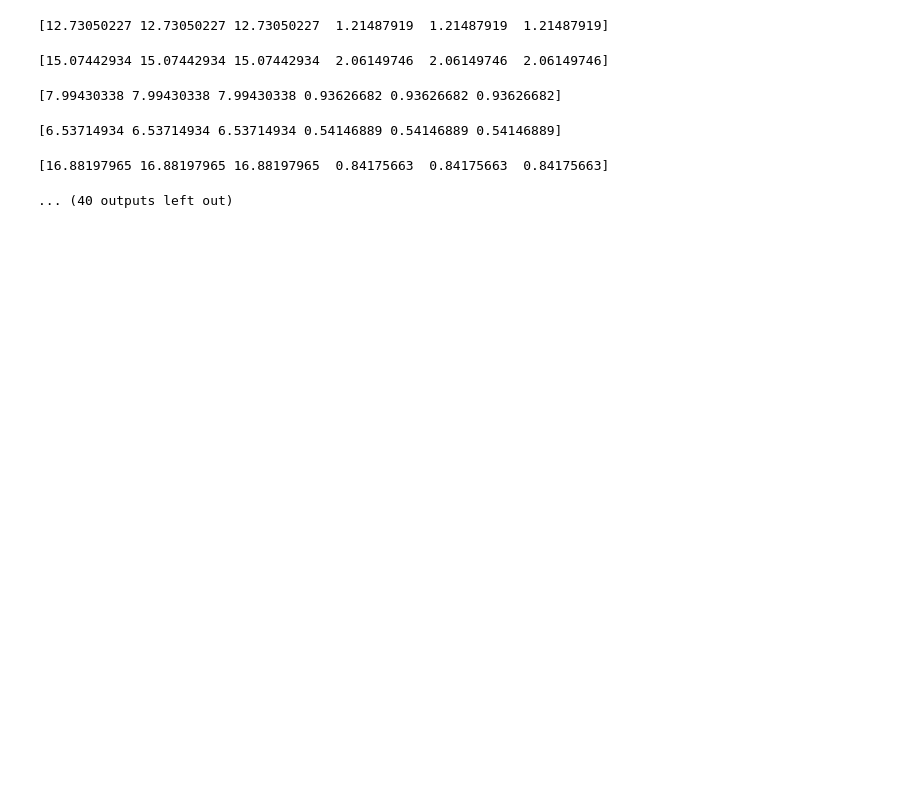
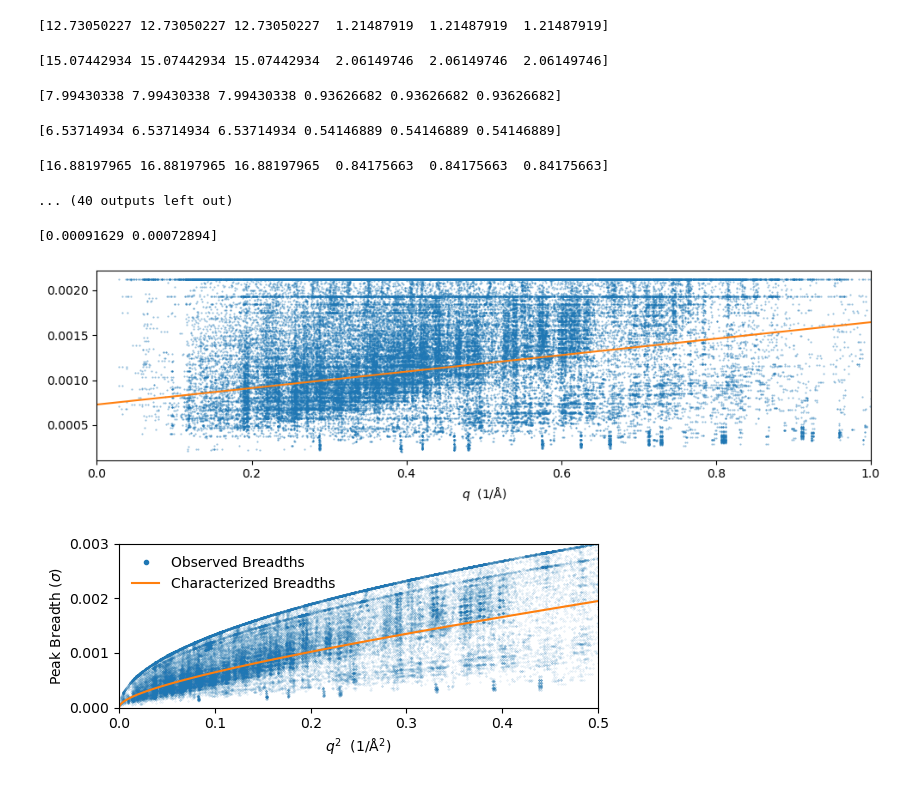
Before and after one commit to dwmoreau/MLI, a Jupyter notebook: mlindex/data/opxrd/parse_opxrd_combined.ipynb, the cells around one changed output. Cells and saved outputs as stored; diff of their text form; code cells hidden in the pictures; blank space fills up the shorter version.

```diff
--- a/mlindex/data/opxrd/parse_opxrd_combined.ipynb
+++ b/mlindex/data/opxrd/parse_opxrd_combined.ipynb
@@ -205,6 +205,6 @@ np.save(f'{source}_lattices.npy', np.array(all_lattices))
 output_data = pd.DataFrame(output_data)
 output_data.to_json(f'{source}_output_data.json')
 # %%
-#output_data = pd.read_json(f'INT_output_data_all.json')
+output_data = pd.read_json(f'INT_output_data_all.json')
 #output_data = pd.read_json(f'CNRS_output_data_verified_final.json').T
-output_data = pd.read_json(f'CNRS_output_data.json')
+#output_data = pd.read_json(f'CNRS_output_data.json')
@@ -249,34 +245,46 @@ sigma_peak = np.concatenate(sigma_peak)
 # %%
 p_q = np.median(coeffs_q, axis=0)
 p_q_sk = np.median(coeffs_q_sk, axis=0)
+
 #print(p_q)
 print(p_q_sk)
 x_fit = np.linspace(0, max_q, 100)
 y_fit = np.polyval(p_q_sk, x_fit)
 
 fig, axes = plt.subplots(1, 1, figsize=(10, 3))
 axes.plot(q_peak, sigma_peak, marker='.', linestyle='none', markersize=1, alpha=0.5)
 axes.plot(x_fit, y_fit)
 #axes.set_yscale('log')
 #axes.set_ylim([0, 0.001])
 axes.set_xlim([0, max_q])
 axes.set_xlabel(r'$q$  $(1/\mathrm{\AA})$')
 #axes.set_ylabel('
 fig.tight_layout()
 plt.show()
 
-fig, axes = plt.subplots(1, 1, figsize=(10, 3))
-axes.plot(q_peak**2, 2*q_peak*sigma_peak, marker='.', linestyle='none', markersize=1, alpha=0.5)
-axes.plot(x_fit**2, 2*x_fit*y_fit)
-axes.plot(x_fit**2, 0.00034 + 0.0042*x_fit**2)
+fig, axes = plt.subplots(1, 1, figsize=(6, 2.5))
+axes.plot(
+    q_peak**2, 2*q_peak*sigma_peak,
+    marker='.', linestyle='none', markersize=0.5, alpha=0.25,
+    label='Observed Breadths',
+)
+axes.plot(x_fit**2, 2*x_fit*y_fit, label='Characterized Breadths')
+#axes.plot(x_fit**2, 0.00034 + 0.0042*x_fit**2)
 #axes.set_yscale('log')
 #axes.set_ylim([0, 0.001])
-axes.set_xlim([0, 1])
+axes.set_xlim([0, 0.5])
 axes.set_xlabel(r'$q^2$  $(1/\mathrm{\AA}^2)$')
 axes.set_ylim([0, 0.003])
-axes.set_xlim([0, max_q])
-#axes.set_ylabel('
+axes.set_ylabel(r'Peak Breadth ($\sigma$)')
+legend = axes.legend(frameon=False)
+legend.legend_handles[0].set_markersize(6)
+legend.legend_handles[0].set_alpha(1.0)
 fig.tight_layout()
+fig.savefig('INT_peak_breadths.png', dpi=200)
 plt.show()
+# %% [output]
+[0.00091629 0.00072894]
+[figure, added]
+[figure, added]
 # %%
 # [0.00089747 0.00078896]
```
Also changed, not shown: parts of 2 cells of this notebook, 12 other files.
